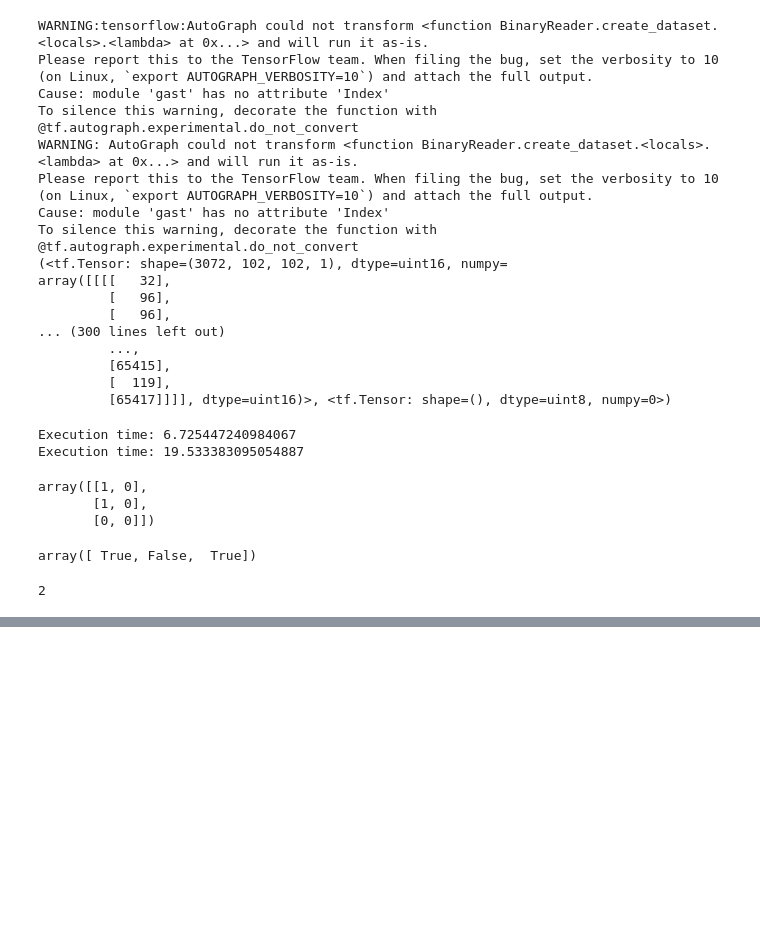
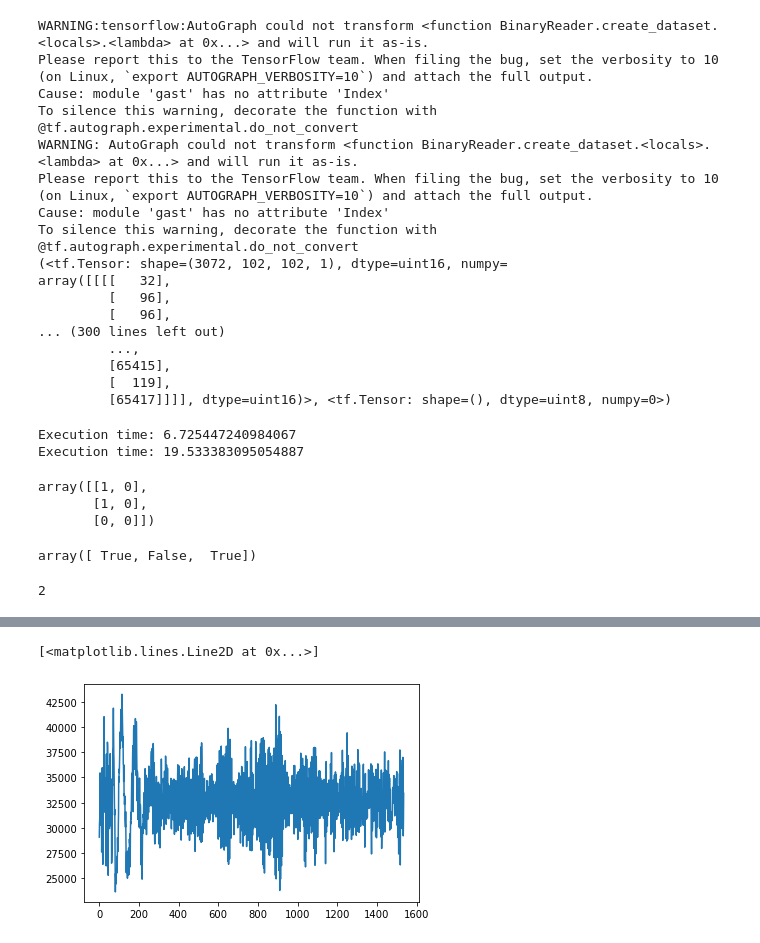
Before and after one commit to LilWeirdProgramms/oct-classifier, a Jupyter notebook: util_notebooks/test_notebook.ipynb, the cells around one changed output, grey strips where cells are left out. Cells and saved outputs as stored; diff of their text form; code cells hidden in the pictures; blank space fills up the shorter version.

```diff
--- a/util_notebooks/test_notebook.ipynb
+++ b/util_notebooks/test_notebook.ipynb
@@ -323,0 +334,7 @@ font = ImageFont.truetype("/root/pyscripts/arial.ttf", 12)
+# %%
+itemsize = 2
+b_size = 2048
+c_size = 2044
+a_size = 1536
+
+ascan_from_file = 100  # 100 = 0.0023 % of A-Scans
@@ -323,0 +343,31 @@ font = ImageFont.truetype("/root/pyscripts/arial.ttf", 12)
+# %%
+all_ascans = []
+for file, label in InputList.healthy_training_files:
+    with open(file, "rb") as f:
+        for repetition in range(ascan_from_file):
+            ascan_from_index = random.randint(0, 2 * b_size * c_size)
+            #ascan_from_index = 2 * b_size * c_size - 1
+            index_in_file = itemsize * ascan_from_index * a_size
+            f.seek(index_in_file, os.SEEK_SET)
+            read_from_file = np.fromfile(f, dtype=np.dtype('<u2'), count=a_size)
+            all_ascans.append(read_from_file)
+# %%
+all_ascans = np.zeros((ascan_from_file * len(InputList.healthy_training_files) + 1, a_size))
+i = 0
+for file, label in InputList.healthy_training_files:
+    with open(file, "rb") as f:
+        for repetition in range(ascan_from_file):
+            ascan_from_index = random.randint(0, 2 * b_size * c_size / 4)
+            #ascan_from_index = 2 * b_size * c_size - 1
+            index_in_file = itemsize * ascan_from_index * a_size * 4
+            f.seek(index_in_file, os.SEEK_SET)
+            read_from_file = np.fromfile(f, dtype=np.dtype('<u2'), count=a_size)
+            all_ascans[i] = read_from_file
+            i += 1
+# %%
+with open(file, "rb") as f:
+    ascan_from_index = 2 * b_size * c_size - 1
+    index_in_file = itemsize * ascan_from_index * a_size
+    f.seek(index_in_file, os.SEEK_SET)
+    read_from_file = np.fromfile(f, dtype=np.dtype('<u2'), count=a_size)
+    all_ascans[-1] = read_from_file
@@ -323,0 +378,5 @@ font = ImageFont.truetype("/root/pyscripts/arial.ttf", 12)
+# %%
+plt.plot(all_ascans[2])
+# %% [output]
+[<matplotlib.lines.Line2D at 0x...>]
+[figure, added]
```
Also changed, not shown: parts of 25 cells of this notebook, 17 other files.
